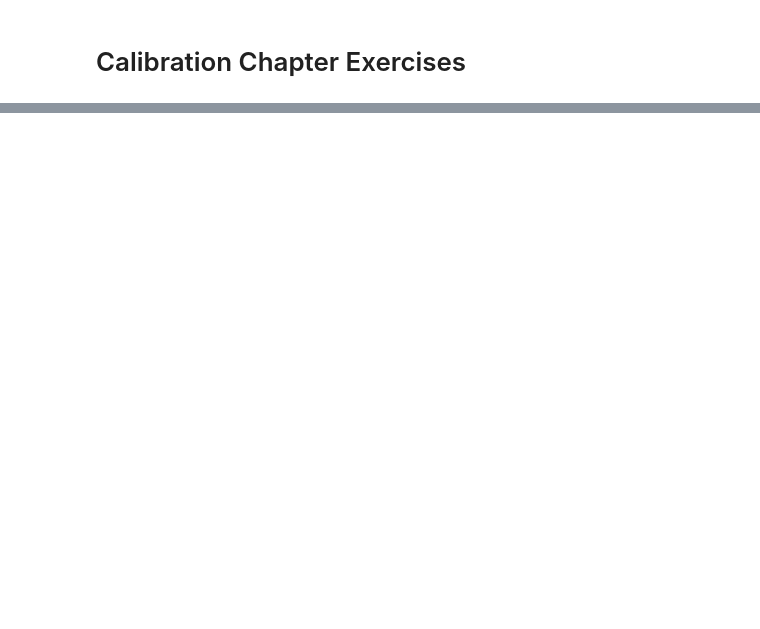
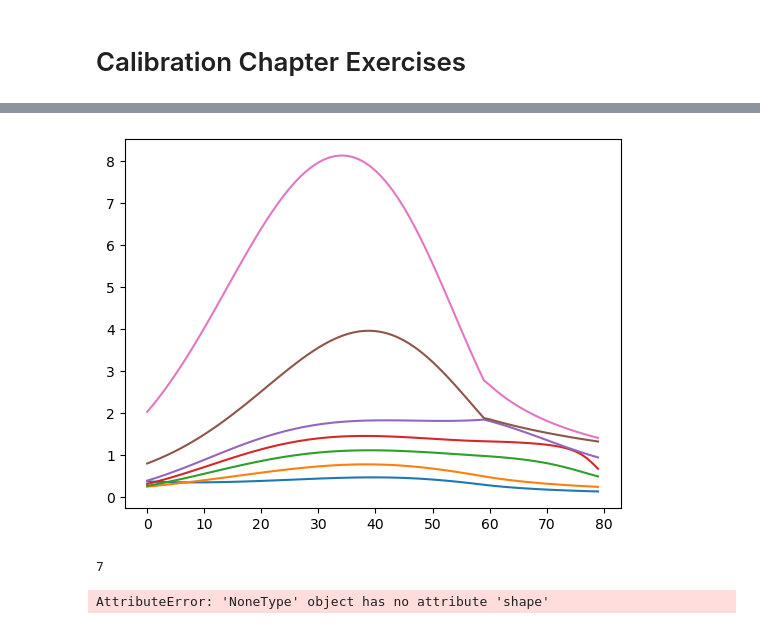
Before and after one commit to jdebacker/UN-OG-Training, a Jupyter notebook: code/Exercise_Solutions.ipynb, the cells around one changed output, grey strips where cells are left out. Saved outputs shown, nothing was run; the diff lists cells and outputs as text; code cells hidden in the pictures; blank space fills up the shorter version.

```diff
--- a/code/Exercise_Solutions.ipynb
+++ b/code/Exercise_Solutions.ipynb
@@ -679,0 +687,15 @@ ogusa.income.get_e_interp(S, age_wgts, age_wgts_80, abil_wgts, plot=False)
+# %%
+e_new = gen_new_emat(p.E, p.S, p.J, p.lambdas, p.omega_SS, gini_to_match=35.7, plot=True)
+for j in np.arange(p.J):
+    plt.plot(e_new[:, j])
+plt.show()
+# %% [output]
+[figure, added]
+# %%
+p.J
+# %% [output]
+7
+# %%
+e_new.shape
+# %% [output]
+AttributeError: 'NoneType' object has no attribute 'shape'
```
Also changed, not shown: parts of 20 cells of this notebook.
